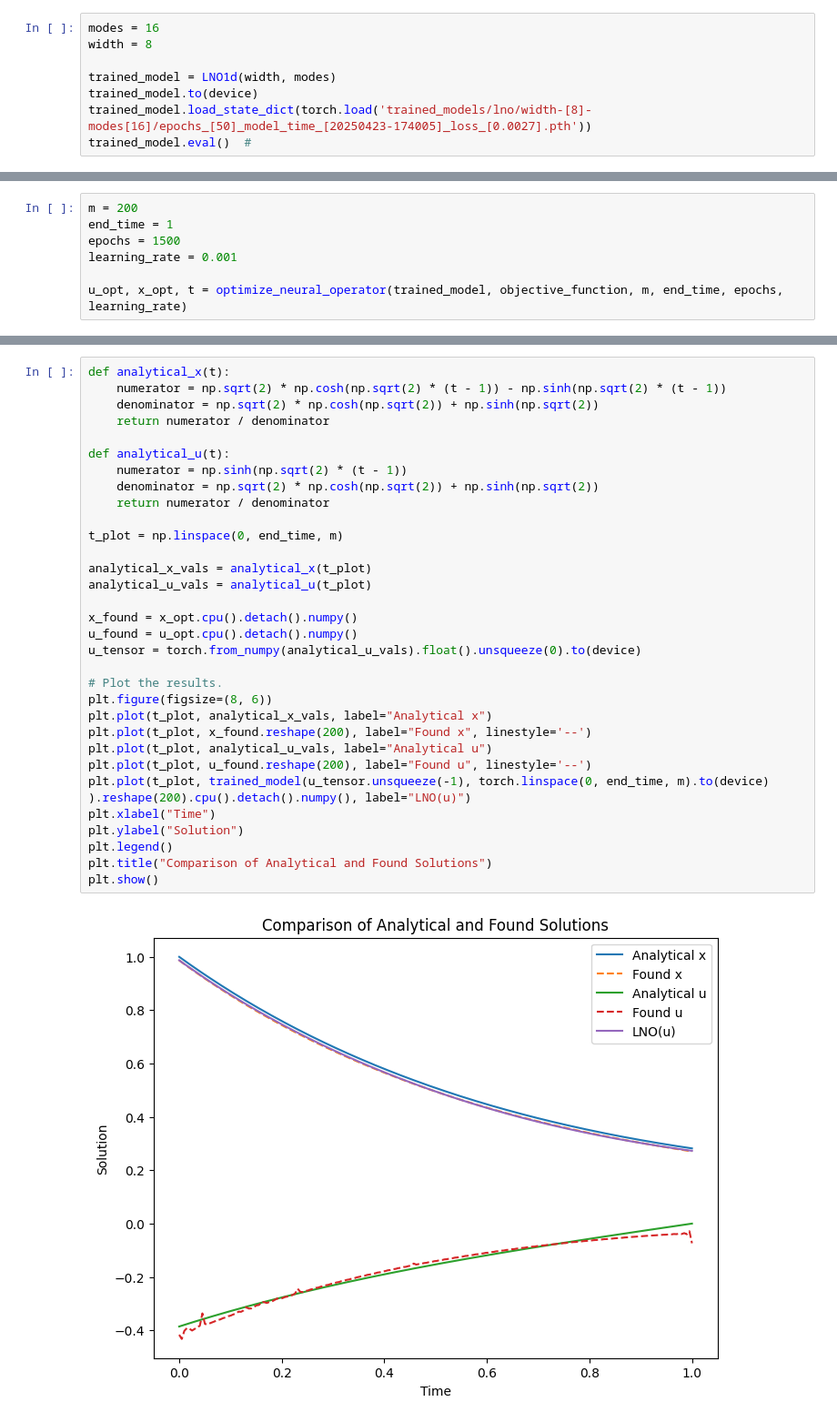
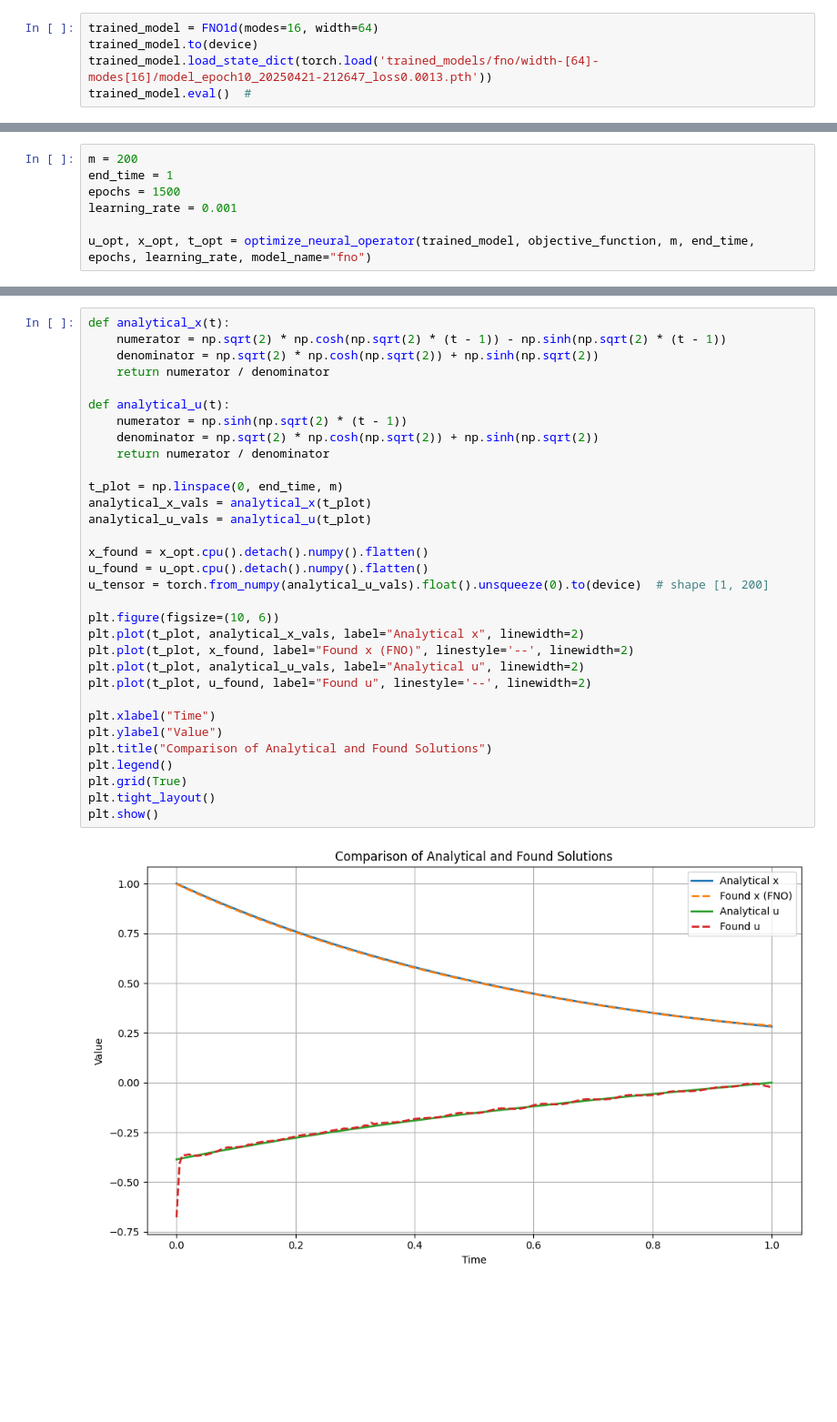
Before and after one commit to kankeinai/Thesis, a Jupyter notebook: playground_FNO.ipynb, the cells around one changed output, grey strips where cells are left out. Shown at 91% size. Cells and saved outputs as stored; diff of their text form; blank space fills up the shorter version.

Commit message:
fix: renamed files related to models

```diff
--- a/playground_FNO.ipynb
+++ b/playground_FNO.ipynb
@@ -48,9 +43,6 @@ trained_model = train_lno(model, dataloader, optimizer, scheduler, device, epoch
 # %%
-modes = 16
-width = 8
-
-trained_model = LNO1d(width, modes)
+trained_model = FNO1d(modes=16, width=64)
 trained_model.to(device)
-trained_model.load_state_dict(torch.load('trained_models/lno/width-[8]-modes[16]/epochs_[50]_model_time_[20250423-174005]_loss_[0.0027].pth'))
+trained_model.load_state_dict(torch.load('trained_models/fno/width-[64]-modes[16]/model_epoch10_20250421-212647_loss0.0013.pth'))
 trained_model.eval()  #
 # %% [output]
@@ -67,5 +67,5 @@ end_time = 1
 epochs = 1500
 learning_rate = 0.001
 
-u_opt, x_opt, t = optimize_neural_operator(trained_model, objective_function, m, end_time, epochs, learning_rate)
+u_opt, x_opt, t_opt = optimize_neural_operator(trained_model, objective_function, m, end_time, epochs, learning_rate, model_name="fno")
 # %% [output]
@@ -87,34 +87,34 @@ Epoch [1500/1500], Loss: 0.3721, time: 20:04:48.699146
 # %%
 def analytical_x(t):
     numerator = np.sqrt(2) * np.cosh(np.sqrt(2) * (t - 1)) - np.sinh(np.sqrt(2) * (t - 1))
     denominator = np.sqrt(2) * np.cosh(np.sqrt(2)) + np.sinh(np.sqrt(2))
     return numerator / denominator
 
 def analytical_u(t):
     numerator = np.sinh(np.sqrt(2) * (t - 1))
     denominator = np.sqrt(2) * np.cosh(np.sqrt(2)) + np.sinh(np.sqrt(2))
     return numerator / denominator
 
 t_plot = np.linspace(0, end_time, m)
-
 analytical_x_vals = analytical_x(t_plot)
 analytical_u_vals = analytical_u(t_plot)
 
-x_found = x_opt.cpu().detach().numpy()
-u_found = u_opt.cpu().detach().numpy()
-u_tensor = torch.from_numpy(analytical_u_vals).float().unsqueeze(0).to(device)
+x_found = x_opt.cpu().detach().numpy().flatten()
+u_found = u_opt.cpu().detach().numpy().flatten()
+u_tensor = torch.from_numpy(analytical_u_vals).float().unsqueeze(0).to(device)  # shape [1, 200]
 
-# Plot the results.
-plt.figure(figsize=(8, 6))
-plt.plot(t_plot, analytical_x_vals, label="Analytical x")
-plt.plot(t_plot, x_found.reshape(200), label="Found x", linestyle='--')
-plt.plot(t_plot, analytical_u_vals, label="Analytical u")
-plt.plot(t_plot, u_found.reshape(200), label="Found u", linestyle='--')
-plt.plot(t_plot, trained_model(u_tensor.unsqueeze(-1), torch.linspace(0, end_time, m).to(device) ).reshape(200).cpu().detach().numpy(), label="LNO(u)")
+plt.figure(figsize=(10, 6))
+plt.plot(t_plot, analytical_x_vals, label="Analytical x", linewidth=2)
+plt.plot(t_plot, x_found, label="Found x (FNO)", linestyle='--', linewidth=2)
+plt.plot(t_plot, analytical_u_vals, label="Analytical u", linewidth=2)
+plt.plot(t_plot, u_found, label="Found u", linestyle='--', linewidth=2)
+
 plt.xlabel("Time")
-plt.ylabel("Solution")
+plt.ylabel("Value")
+plt.title("Comparison of Analytical and Found Solutions")
 plt.legend()
-plt.title("Comparison of Analytical and Found Solutions")
+plt.grid(True)
+plt.tight_layout()
 plt.show()
 # %% [output]
-[figure, old version]
+[figure, new version]
```
Also changed, not shown: parts of 6 cells of this notebook, 6 other files.
